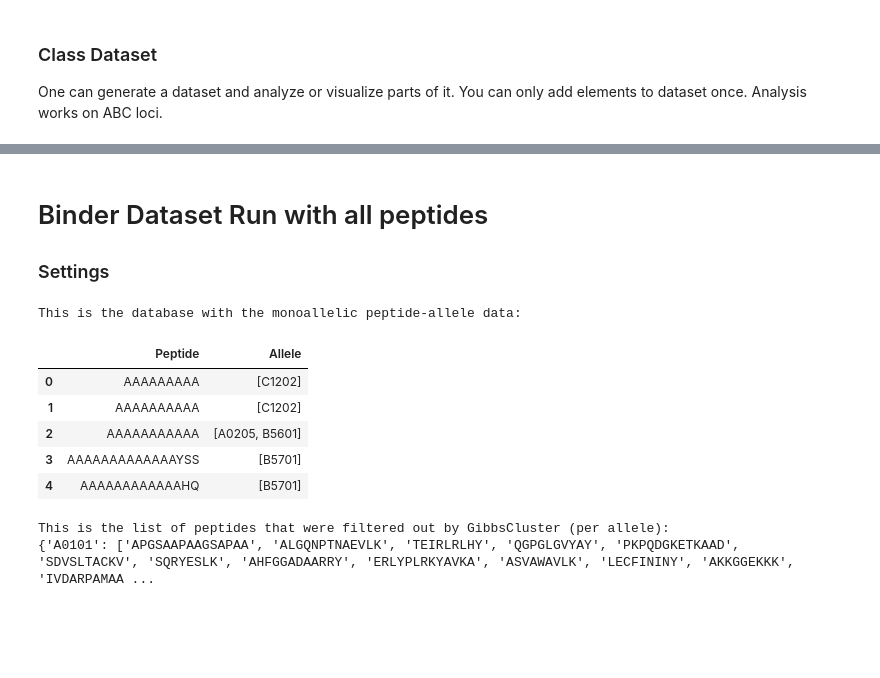
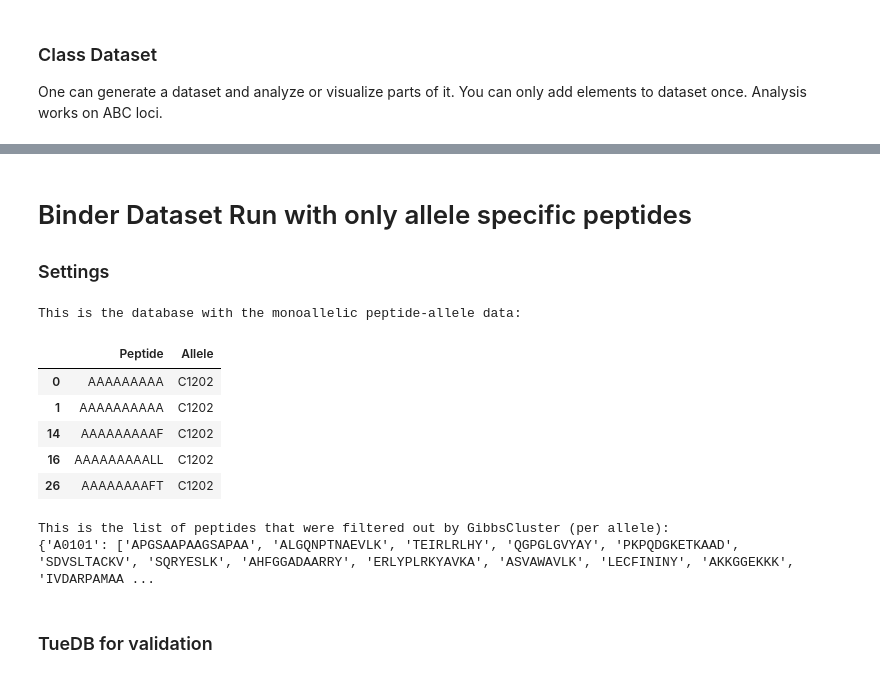
Before and after one commit to alina-bauer/peptide-centric-hla-typing, a Jupyter notebook: 3-Allele-associated-lookup-Approach/allele_associated_lookup_run_allele_specific_peptides.ipynb, the cells around one changed output, grey strips where cells are left out. Cells and saved outputs as stored; diff of their text form; code cells hidden in the pictures; blank space fills up the shorter version.

```diff
--- a/3-Allele-associated-data-Approach/allele_associated_dataset_run_all_peptides.ipynb
+++ b/3-Allele-associated-lookup-Approach/allele_associated_lookup_run_allele_specific_peptides.ipynb
@@ -89,5 +104,5 @@ all_peptide_allele_data.add_dfs_to_dataset(paths=['data_readout_final/1_readout_
                             seps=['\t']*8)
 all_peptide_allele_data.cleanup_peptide()
 # %% [markdown]
-# Binder Dataset Run with all peptides
+# Binder Dataset Run with only allele specific peptides
 ### Settings
@@ -105,29 +109,51 @@ IMPORTANCE_SCORE = 1
+# %%
+# Option 4: Gibbs Clustering = False
+# Option 5: Gibbs Clustering = True
+
+#SWITCH:
+# ON: Gibbs Clustering: peptides that were filtered out while clustering peptides per alleles are not taken into account
+# OFF: Use all allele specific peptides
+GIBBS_CLUSTERING = True
 # %%
 PATH_TO_TUEDB  = '../db_dump_311023_cleaned.tsv'
-PATH_TO_FILTERED_OUT_PEPTIDES = 'filtered_peptides_after_gibbs_clustering.txt'
+PATH_TO_FILTERED_OUT_PEPTIDES = '../../DATA/filtered_peptides_after_gibbs_clustering.txt'
+# %%
+# Prepare our own datasets
+binder_df = all_peptide_allele_data.get_dataframe()
+
+#only allele specific ones
+binder_df_allele_specific = binder_df.groupby('Peptide')['Allele'].apply(list).reset_index()
+temp_df = binder_df_allele_specific['Allele'].apply(lambda x: {'A': ''.join(x).count('A'), 'B': ''.join(x).count('B'), 'C': ''.join(x).count('C')})
+binder_df_allele_specific = binder_df_allele_specific[temp_df.apply(_check_dict_allele_specific)]
+binder_df_allele_specific['Allele'] = binder_df_allele_specific['Allele'].apply(lambda x: x[0])
+
+with open(PATH_TO_FILTERED_OUT_PEPTIDES, 'r') as f:
+    filtered_peptides = f.readline()
+    filtered_peptides = eval(filtered_peptides)
 # %%
-# Prepare our own datasets
-binder_df = all_peptide_allele_data.get_dataframe()
-binder_df = binder_df.groupby('Peptide')['Allele'].apply(list).reset_index()
+if GIBBS_CLUSTERING:
+    for allele, peptides in filtered_peptides.items():
+        mask = binder_df_allele_specific[(binder_df_allele_specific['Allele'] == allele) & binder_df_allele_specific['Peptide'].isin(peptides)]
+        binder_df_allele_specific = binder_df_allele_specific.drop(mask.index)
 
-with open(PATH_TO_FILTERED_OUT_PEPTIDES, 'r') as f:
-    filtered_peptides = f.readline()
-    filtered_peptides = eval(filtered_peptides)
-
-print('This is the database with the monoallelic peptide-allele data:')
-display(binder_df.head())
-print('This is the list of peptides that were filtered out by GibbsCluster (per allele):')
-print(filtered_peptides)
+    print('This is the database with the monoallelic peptide-allele data:')
+    display(binder_df_allele_specific.head())
+    print('This is the list of peptides that were filtered out by GibbsCluster (per allele):')
+    print(filtered_peptides)
+else:
+    print('No GibbsClustering was performed, so no peptides were filtered out.')
 # %% [output]
 This is the database with the monoallelic peptide-allele data:
 |  | Peptide | Allele |
-| 0 | AAAAAAAAA | [C1202] |
-| 1 | AAAAAAAAAA | [C1202] |
-| 2 | AAAAAAAAAAA | [A0205, B5601] |
-| 3 | AAAAAAAAAAAAAYSS | [B5701] |
-| 4 | AAAAAAAAAAAAHQ | [B5701] |
+| 0 | AAAAAAAAA | C1202 |
+| 1 | AAAAAAAAAA | C1202 |
+| 14 | AAAAAAAAAF | C1202 |
+| 16 | AAAAAAAAALL | C1202 |
+| 26 | AAAAAAAAFT | C1202 |
 This is the list of peptides that were filtered out by GibbsCluster (per allele):
 {'A0101': ['APGSAAPAAGSAPAA', 'ALGQNPTNAEVLK', 'TEIRLRLHY', 'QGPGLGVYAY', 'PKPQDGKETKAAD', 'SDVSLTACKV', 'SQRYESLK', 'AHFGGADAARRY', 'ERLYPLRKYAVKA', 'ASVAWAVLK', 'LECFININY', 'AKKGGEKKK', 'IVDARPAMAA ...
+# %% [markdown]
+### TueDB for validation
 # %%
 # Prepare the tuedb database
 tuedb_df = pd.read_csv(PATH_TO_TUEDB, sep='\t',index_col=0)
```
Also changed, not shown: parts of 12 cells of this notebook, 56 other files.
